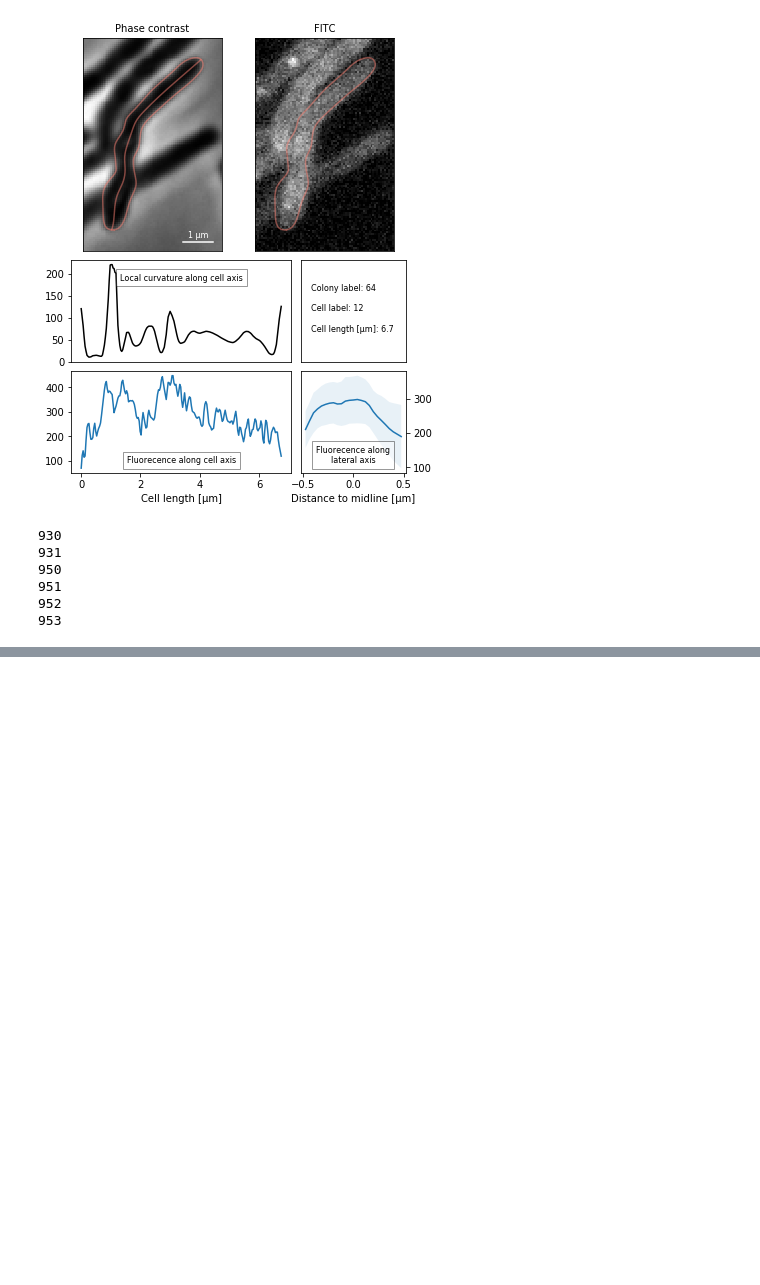
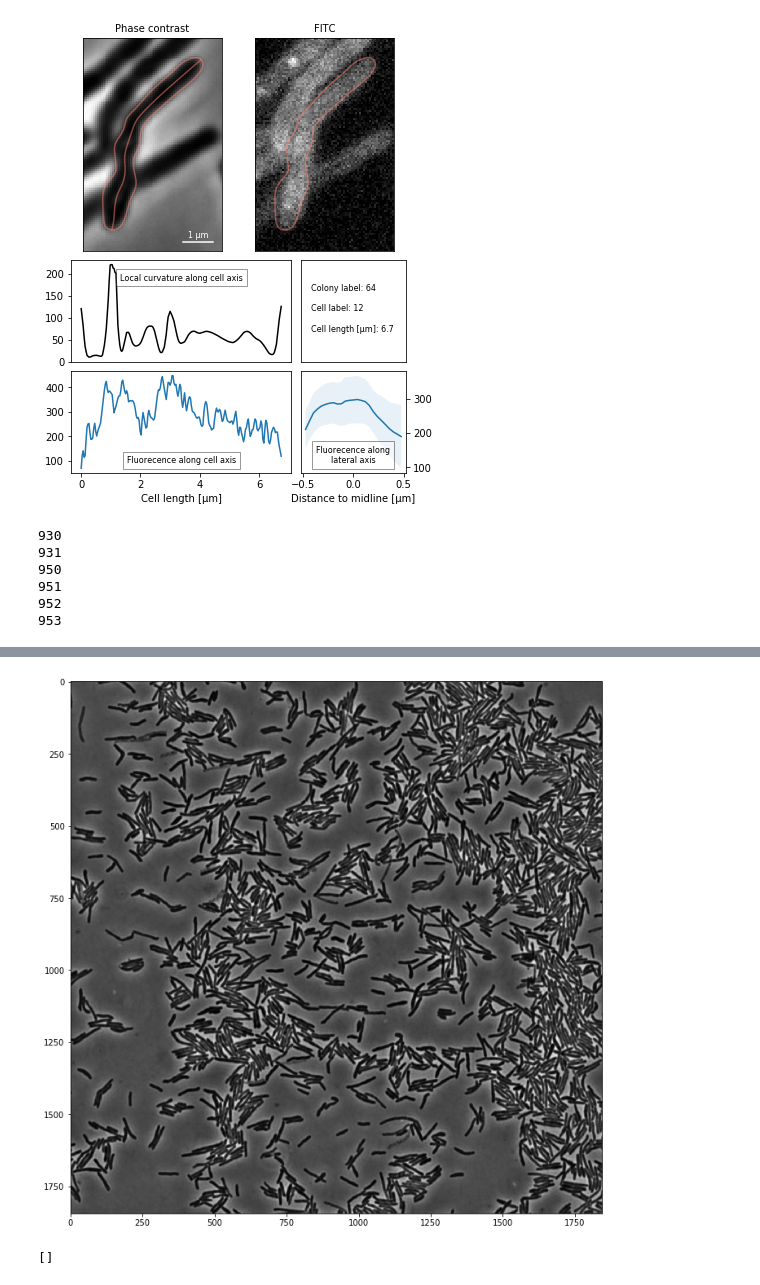
Before and after one commit to jzrolling/IMyG_2, a Jupyter notebook: Notebooks/MSR_20190930.ipynb, the cells around one changed output, grey strips where cells are left out. Drawn from its saved outputs; the diff is of its cells as text; code cells hidden in the pictures; blank space fills up the shorter version.

```diff
--- a/Notebooks/MSR_20190930.ipynb
+++ b/Notebooks/MSR_20190930.ipynb
@@ -252,0 +250,7 @@ re.search(pattern,)
+# %%
+fig.savefig("/Users/jz-rolling/Desktop/summary/contours.png",bbox_inches = "tight",dpi = 300)
+fig2 = plt.figure(figsize=(12,12))
+plt.imshow(nd.ph_filtered.T,cmap = "gist_gray")
+fig2.savefig("/Users/jz-rolling/Desktop/summary/ph.png",bbox_inches = "tight",dpi = 300)
+# %% [output]
+[figure, added]
@@ -252,0 +264,4 @@ re.search(pattern,)
+# %%
+files
+# %% [output]
+[]
```
Also changed, not shown: parts of 8 cells of this notebook, 4 other files.
